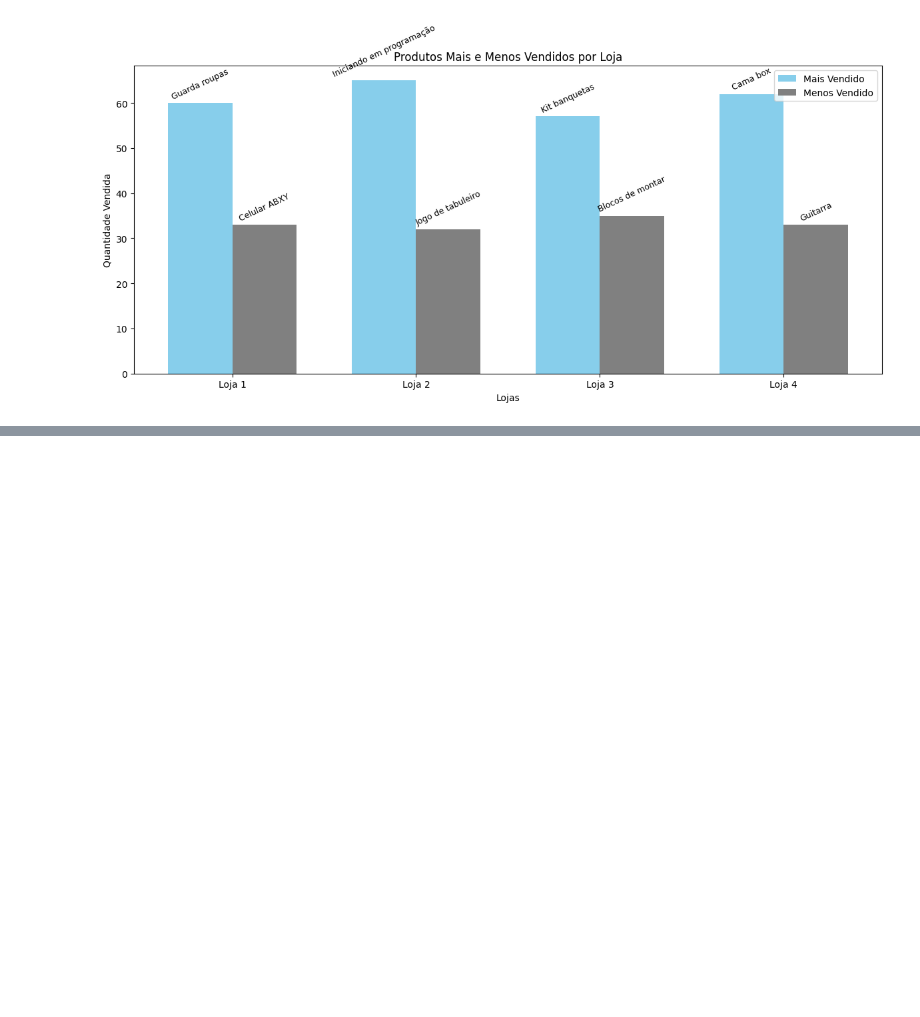
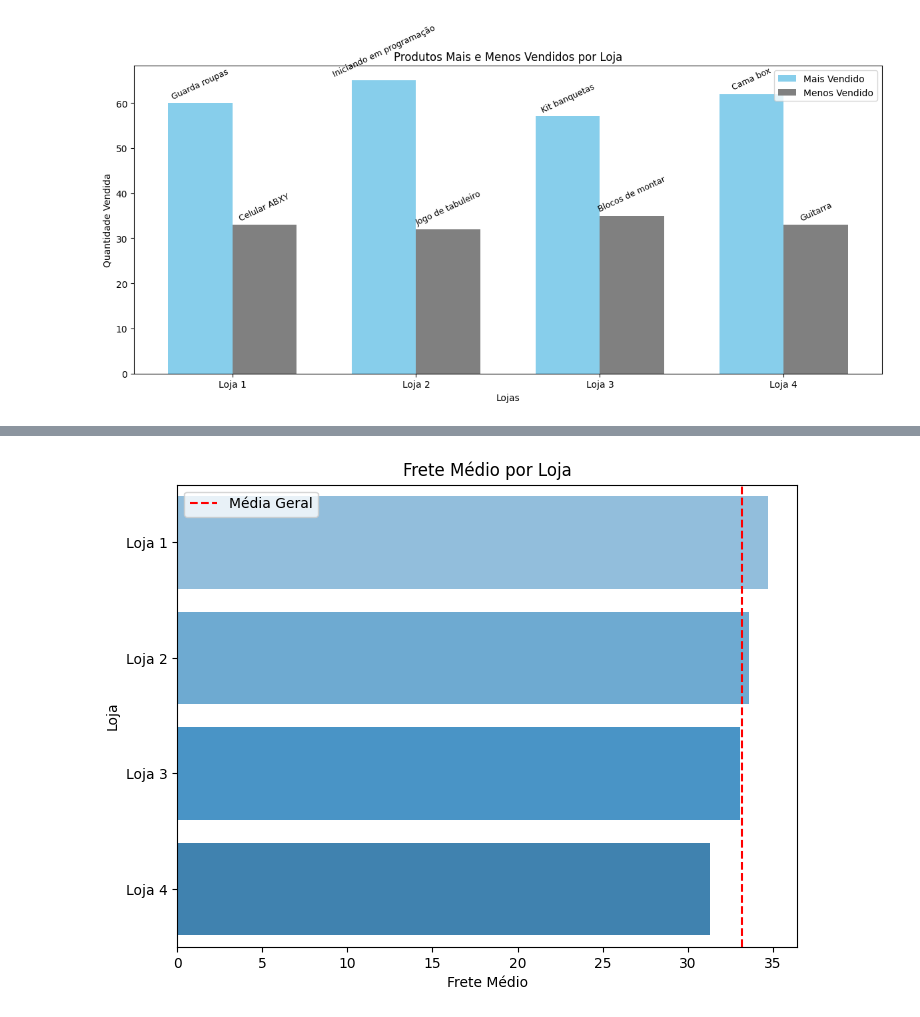
Before and after one commit to biellrodri/data-science-alura, a Jupyter notebook: challenge-alura-store/projeto_alura_store.ipynb, the cells around one changed output, grey strips where cells are left out. Drawn from its saved outputs; the diff is of its cells as text; code cells hidden in the pictures; blank space fills up the shorter version.

Commit message:
Entrega etapa 5: Frete médio por loja

```diff
--- a/challenge-alura-store/projeto_alura_store.ipynb
+++ b/challenge-alura-store/projeto_alura_store.ipynb
@@ -305,0 +310,5 @@ plt.show()
+# %%
+#calcular frete médio por loja
+frete_medio = todas_lojas.groupby('Loja')['Frete'].mean().reset_index()
+frete_medio.rename(columns={'Frete': 'Frete Médio'}, inplace=True)
+frete_medio
@@ -305,0 +321,16 @@ plt.show()
+# %%
+#frete médio geral (linha vertical)
+media_frete = frete_medio['Frete Médio'].mean()
+
+#gráfico ajustado
+plt.figure(figsize=(8,6))
+sns.barplot(data=frete_medio, x='Frete Médio', y='Loja', hue='Loja', palette=['#2E86C1'#85C1E9','#5DADE2','#3498DB','#2E86C1'], dodge=False)
+plt.axvline(media_frete, color='red', linestyle='--', label='Média Geral')
+
+plt.xlabel('Frete Médio')
+plt.ylabel('Loja')
+plt.title('Frete Médio por Loja')
+plt.legend()
+plt.show()
+# %% [output]
+[figure, added]
```
Also changed, not shown: parts of 3 cells of this notebook.
